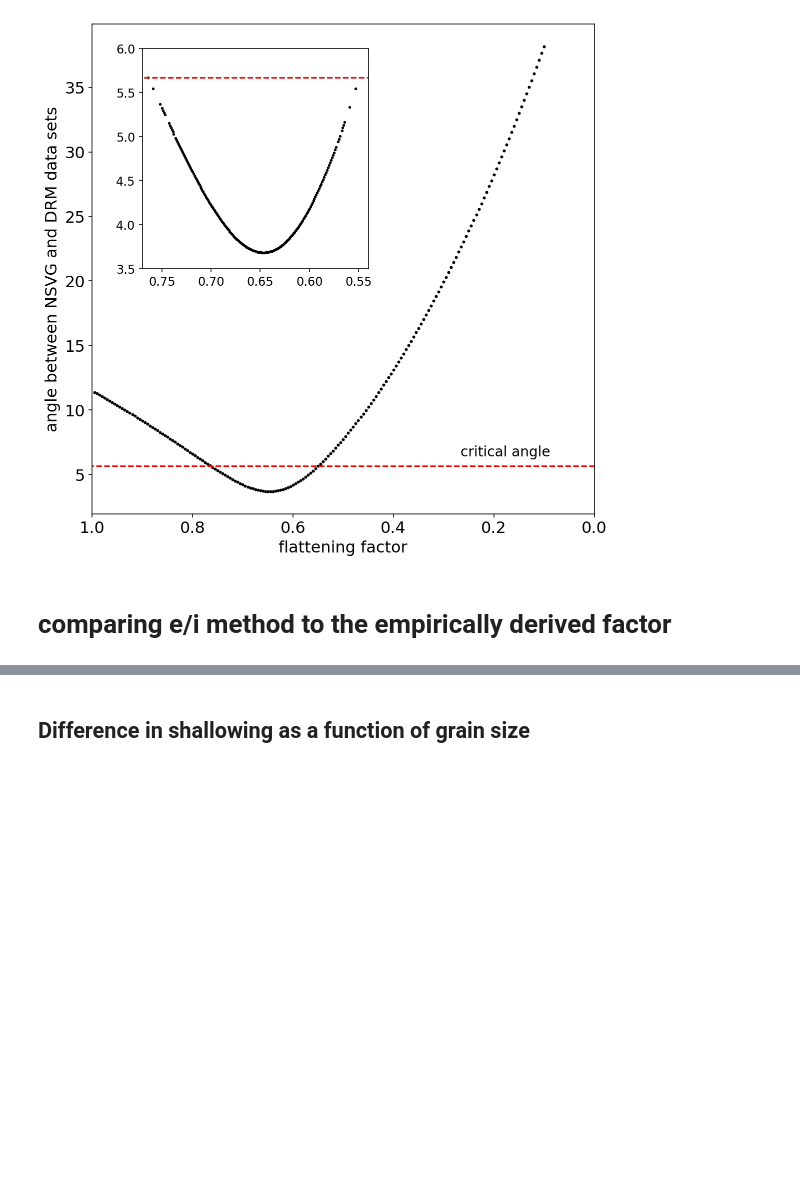
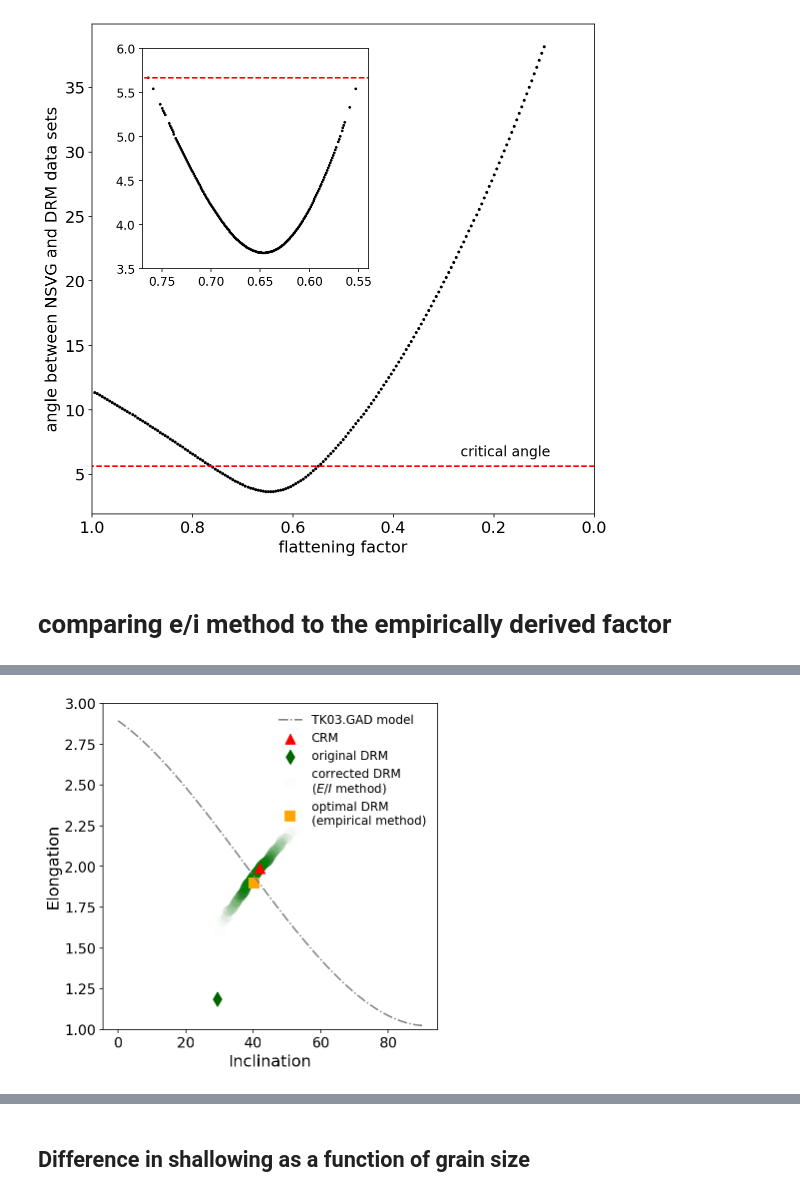
Before and after one commit to Swanson-Hysell-Group/Inclination_Shallowing, a Jupyter notebook: code/Notebooks/Cutface_pmag.ipynb, the cells around one changed output, grey strips where cells are left out. Cells and saved outputs as stored; diff of their text form; code cells hidden in the pictures; blank space fills up the shorter version.

```diff
--- a/code/Notebooks/Cutface_pmag.ipynb
+++ b/code/Notebooks/Cutface_pmag.ipynb
@@ -747,3 +748,22 @@ plt.show()
+# %%
+tk03_curve=plt.figure(figsize=(6,6))
+plt.plot(xa,TK03GAD,color='grey',label='TK03.GAD model',linestyle='-.')
+plt.ylim(1,3)
+plt.scatter(mt_inc[0], mt_elong[0], marker='^', s=100,color='r', zorder=10001, label='CRM')
+plt.scatter(ht_inc[0], ht_elong[0], marker='d', s=100,color='darkgreen', zorder=10001, label='original DRM')
+plt.scatter(EI_incs, EI_elongs, alpha=0.01, marker='o', s=100,color='g', label='corrected DRM\n($E/I$ method)')
+plt.scatter(ht_inc_f[0], ht_elong_f[0], marker='s', s=100,color='orange', label='optimal DRM\n(empirical method)')
+# plt.scatter(ht_inc_ei[0], ht_elong_ei[0],  marker='d', s=100,color='blue', label='corrected DRM\n($E/I$ method)')
+
+plt.ylabel('Elongation', fontsize=16)
+plt.xlabel('Inclination', fontsize=16)
+plt.xticks(fontsize=14)
+plt.yticks(fontsize=14)
+plt.legend(loc=1, frameon=0, fontsize=12)
+tk03_curve.savefig('../code_output/tk03_curve.pdf', bbox_inches='tight')
+plt.show()
+# %% [output]
+[figure, added]
 # %%
 #best_f_nsvg
 #f_factor_ht_mt
```
Also changed, not shown: parts of 23 cells of this notebook, 11 other files.
